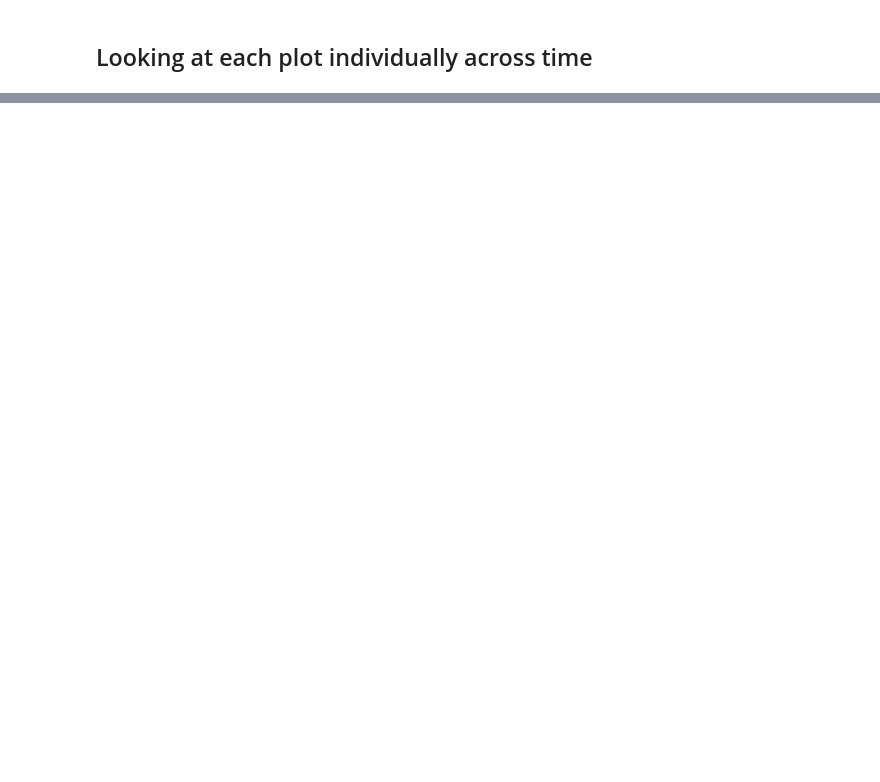
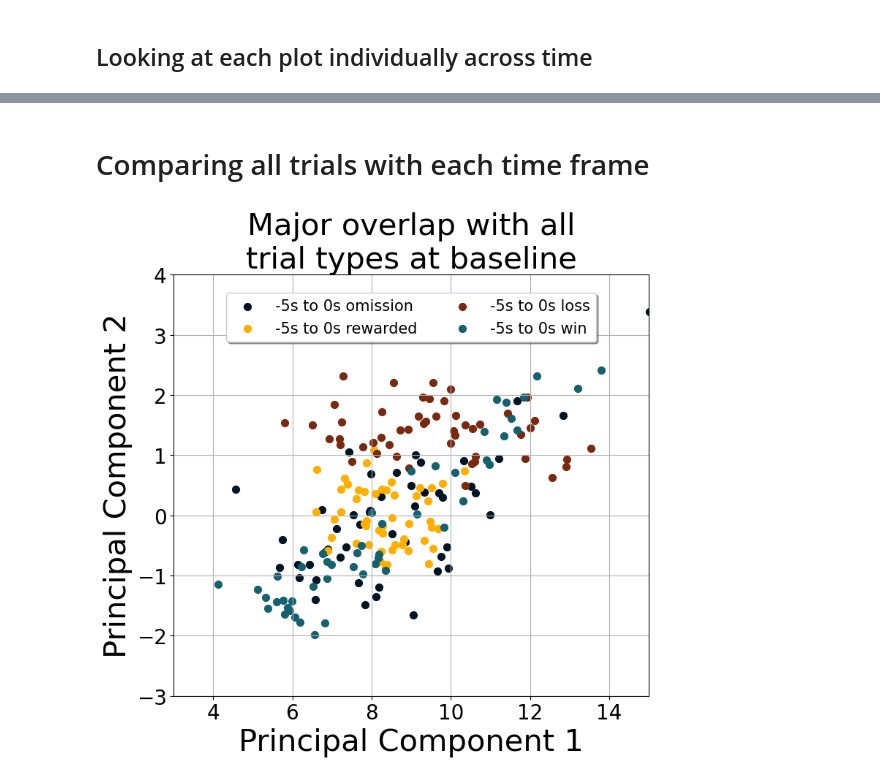
Before and after one commit to padillacoreanolab/reward_competition_ephys_analysis_with_omission_and_divider_controls, a Jupyter notebook: results/2023_02_02_rc_om_ephys_preprocessing/combined_pca_plotting.ipynb, the cells around one changed output, grey strips where cells are left out. Saved outputs shown, nothing was run; the diff lists cells and outputs as text; code cells hidden in the pictures; blank space fills up the shorter version.

```diff
--- a/results/2023_02_02_rc_om_ephys_preprocessing/combined_pca_plotting.ipynb
+++ b/results/2023_02_02_rc_om_ephys_preprocessing/combined_pca_plotting.ipynb
@@ -474,0 +501,2 @@ ax.grid()
+# %% [markdown]
+# Comparing all trials with each time frame
@@ -475 +514,30 @@ ax.grid()
+# %%
+fig, ax = plt.subplots(figsize = (8,8))
+
+targets = ['-5s to 0s omission', '-5s to 0s rewarded', '-5s to 0s loss', '-5s to 0s win']
+colors = ["#001424", "#FFAF00", "#792910", "#15616F"]
+for target, color in zip(targets,colors):
+    indicesToKeep = pc_product['outcome_and_when'] == target
+    ax.scatter(pc_product.loc[indicesToKeep, 0]
+               , pc_product.loc[indicesToKeep, 1]
+               , c = color
+               , s = 50)
+
+ax.set_title('Major overlap with all\ntrial types at baseline', fontsize = TITLESIZE)
+plt.xticks(fontsize=AXESTICKS)
+plt.yticks(fontsize=AXESTICKS)
+plt.xlabel('Principal Component 1', fontsize = AXESLABEL)
+plt.ylabel('Principal Component 2', fontsize = AXESLABEL)
+plt.xlim((3, 15))
+plt.ylim((-3, 4))
+
+plt.legend(targets, fontsize=LEGSIZE, loc='upper center', bbox_to_anchor=(0.5, 0.975),
+          ncol=2, fancybox=True, shadow=True)
+plt.tight_layout()
+ax.grid()
+
+plt.savefig("./proc/plots/all_trials_-5s_0s.png", bbox_inches='tight')
+plt.savefig("./proc/plots/all_trials_-5s_0s.svg", bbox_inches='tight')
+# %% [output]
+[figure, added]
 # %%
```
Also changed, not shown: parts of 26 cells of this notebook, 1 other file.
